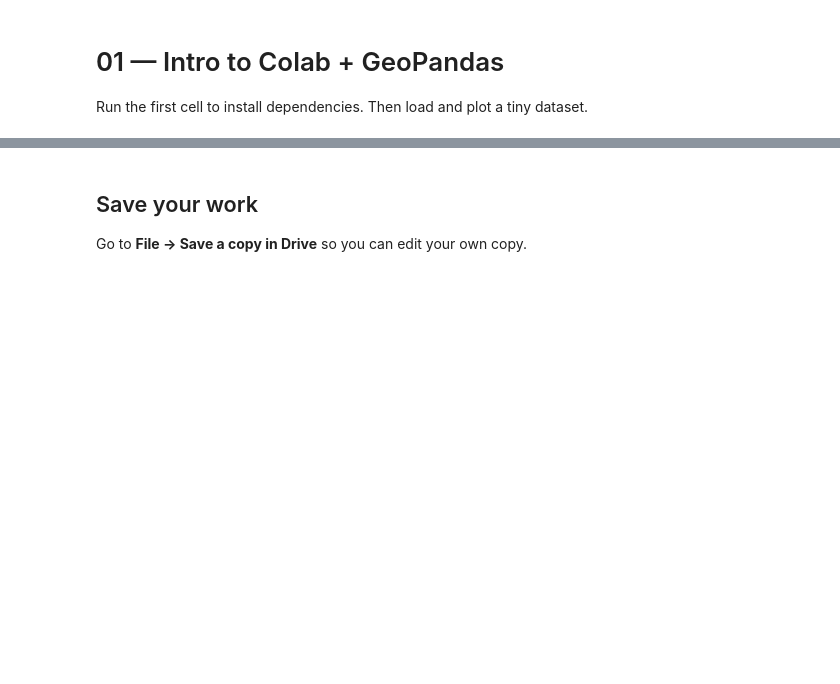
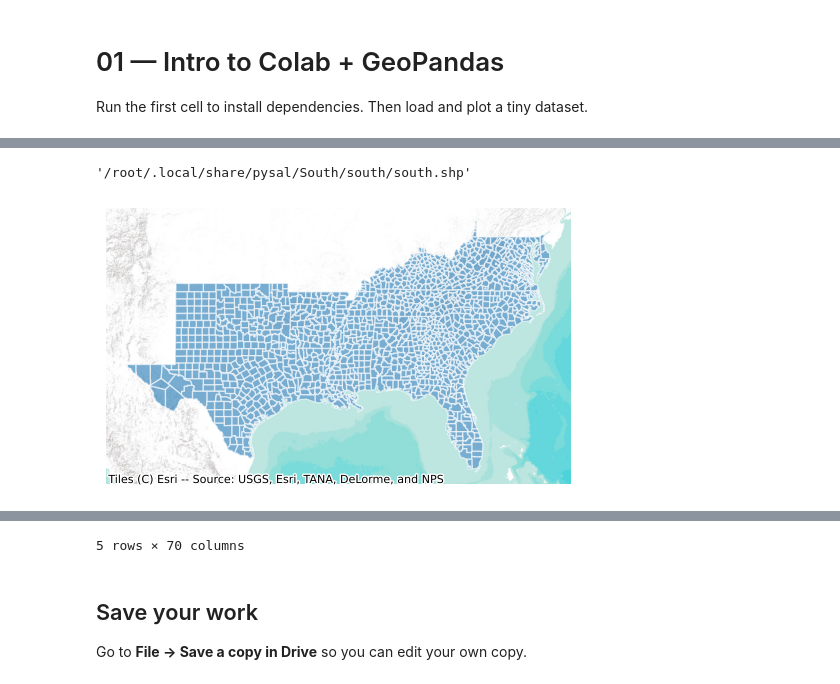
Before and after one commit to sjsrey/585s25-test, a Jupyter notebook: notebooks/01_intro.ipynb, the cells around one changed output, grey strips where cells are left out. Cells and saved outputs as stored; diff of their text form; code cells hidden in the pictures; blank space fills up the shorter version.

Commit message:
fix paths and dl data

```diff
--- a/notebooks/01_intro.ipynb
+++ b/notebooks/01_intro.ipynb
@@ -23,0 +34,2 @@ print("Environment ready.")
+# %%
+libpysal.examples.load_example('South')
@@ -24,13 +39,21 @@ print("Environment ready.")
+# %%
+libpysal.examples.get_path('south.shp')
+# %% [output]
+'/root/.local/share/pysal/South/south/south.shp'
+# %%
+pth = libpysal.examples.get_path('south.shp')
 # %%
 # Load demo data (GeoJSON in this repo)
 import geopandas as gpd, matplotlib.pyplot as plt
-gdf = gpd.read_file('data/neighborhoods.geojson')
+gdf = gpd.read_file(pth)
 gdf = gdf.to_crs(3857)  # web mercator
 
 ax = gdf.plot(figsize=(6,6), alpha=0.6, edgecolor='white')
 import contextily as cx
 cx.add_basemap(ax, source=cx.providers.Esri.WorldTerrain)
 ax.set_axis_off()
 plt.show()
 
 gdf.head()
+# %% [output]
+[figure, added]
@@ -37,3 +66,4 @@ gdf.head()
+5 rows × 70 columns
 # %% [markdown]
 ## Save your work
 Go to **File → Save a copy in Drive** so you can edit your own copy.
```
Also changed, not shown: parts of 6 cells of this notebook.
